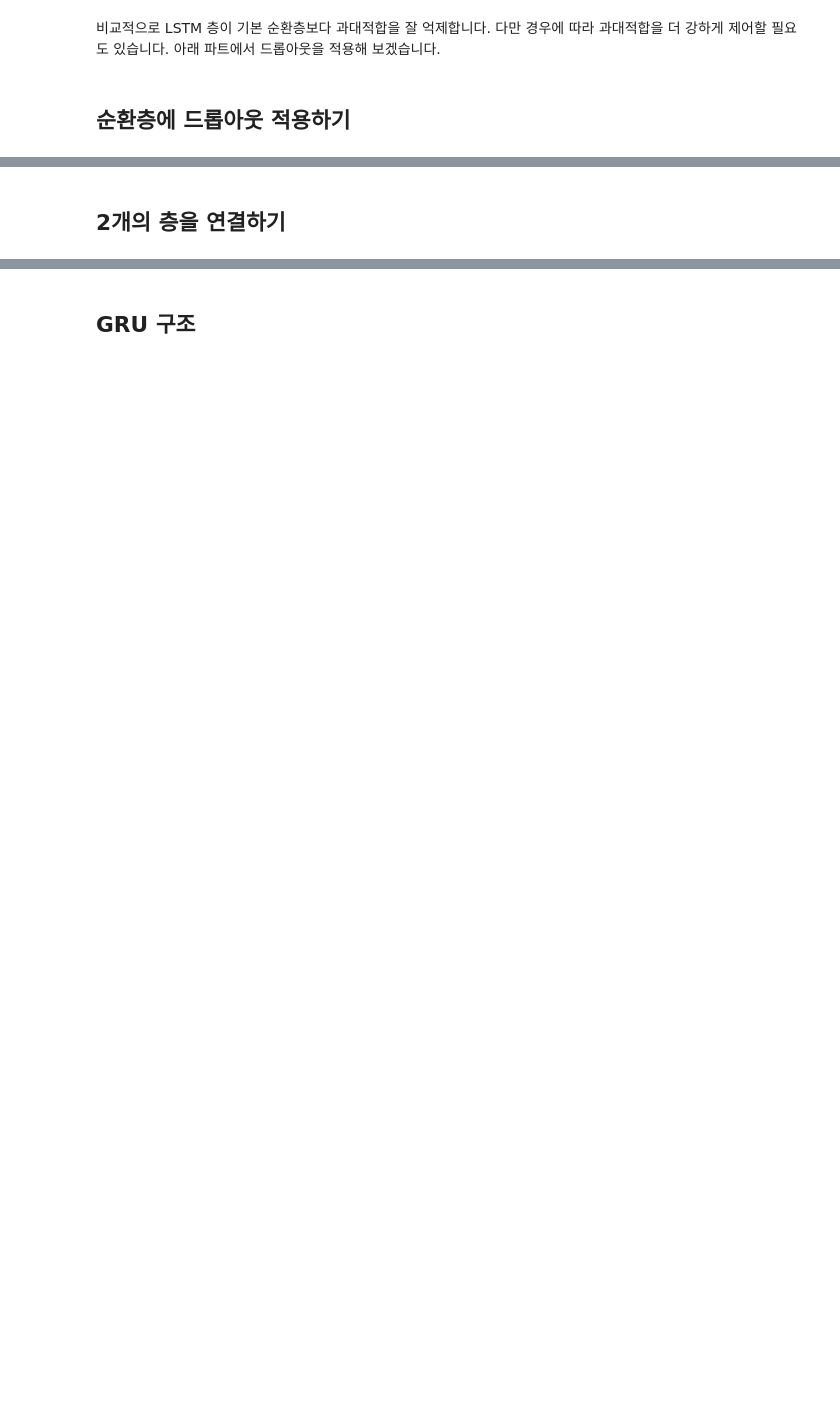
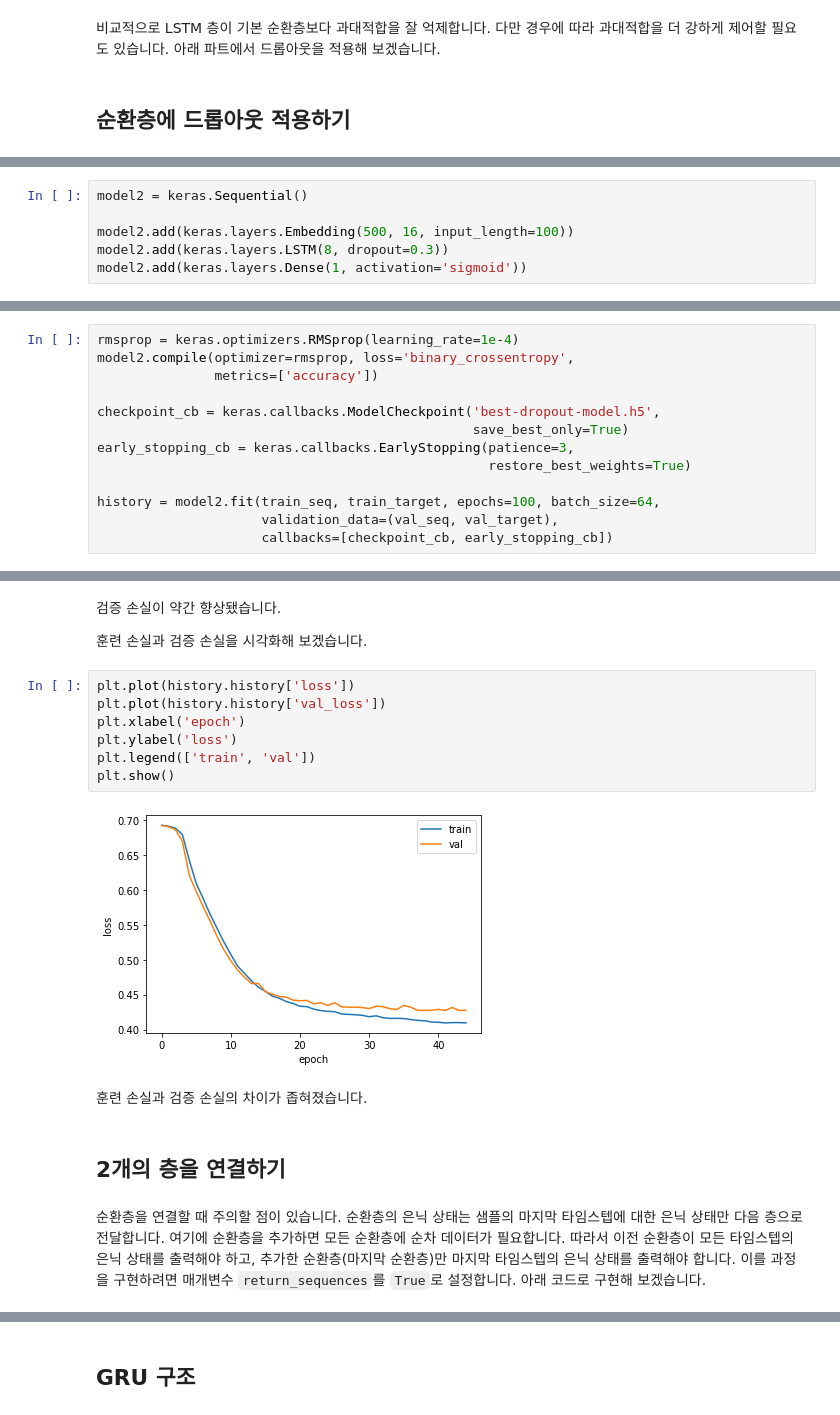
Before and after one commit to LeeSeungwon89/Deep-learning_Theory, a Jupyter notebook: 9-3 LSTM과 GRU 셀.ipynb, the cells around one changed output, grey strips where cells are left out. Cells and saved outputs as stored; diff of their text form; blank space fills up the shorter version.

```diff
--- a/9-3 LSTM과 GRU 셀.ipynb
+++ b/9-3 LSTM과 GRU 셀.ipynb
@@ -139,0 +136,6 @@ plt.show()
+# %%
+model2 = keras.Sequential()
+
+model2.add(keras.layers.Embedding(500, 16, input_length=100))
+model2.add(keras.layers.LSTM(8, dropout=0.3))
+model2.add(keras.layers.Dense(1, activation='sigmoid'))
@@ -139,0 +144,13 @@ plt.show()
+# %%
+rmsprop = keras.optimizers.RMSprop(learning_rate=1e-4)
+model2.compile(optimizer=rmsprop, loss='binary_crossentropy',
+               metrics=['accuracy'])
+
+checkpoint_cb = keras.callbacks.ModelCheckpoint('best-dropout-model.h5',
+                                                save_best_only=True)
+early_stopping_cb = keras.callbacks.EarlyStopping(patience=3,
+                                                  restore_best_weights=True)
+
+history = model2.fit(train_seq, train_target, epochs=100, batch_size=64,
+                     validation_data=(val_seq, val_target),
+                     callbacks=[checkpoint_cb, early_stopping_cb])
@@ -140,2 +175,19 @@ plt.show()
+# %% [markdown]
+검증 손실이 약간 향상됐습니다.
+
+훈련 손실과 검증 손실을 시각화해 보겠습니다.
+# %%
+plt.plot(history.history['loss'])
+plt.plot(history.history['val_loss'])
+plt.xlabel('epoch')
+plt.ylabel('loss')
+plt.legend(['train', 'val'])
+plt.show()
+# %% [output]
+[figure, added]
+# %% [markdown]
+훈련 손실과 검증 손실의 차이가 좁혀졌습니다.
 # %% [markdown]
 ## **2개의 층을 연결하기**
+# %% [markdown]
+순환층을 연결할 때 주의할 점이 있습니다. 순환층의 은닉 상태는 샘플의 마지막 타임스텝에 대한 은닉 상태만 다음 층으로 전달합니다. 여기에 순환층을 추가하면 모든 순환층에 순차 데이터가 필요합니다. 따라서 이전 순환층이 모든 타임스텝의 은닉 상태를 출력해야 하고, 추가한 순환층(마지막 순환층)만 마지막 타임스텝의 은닉 상태를 출력해야 합니다. 이를 과정을 구현하려면 매개변수 `return_sequences`를 `True`로 설정합니다. 아래 코드로 구현해 보겠습니다.
```
Also changed, not shown: parts of 25 cells of this notebook.
